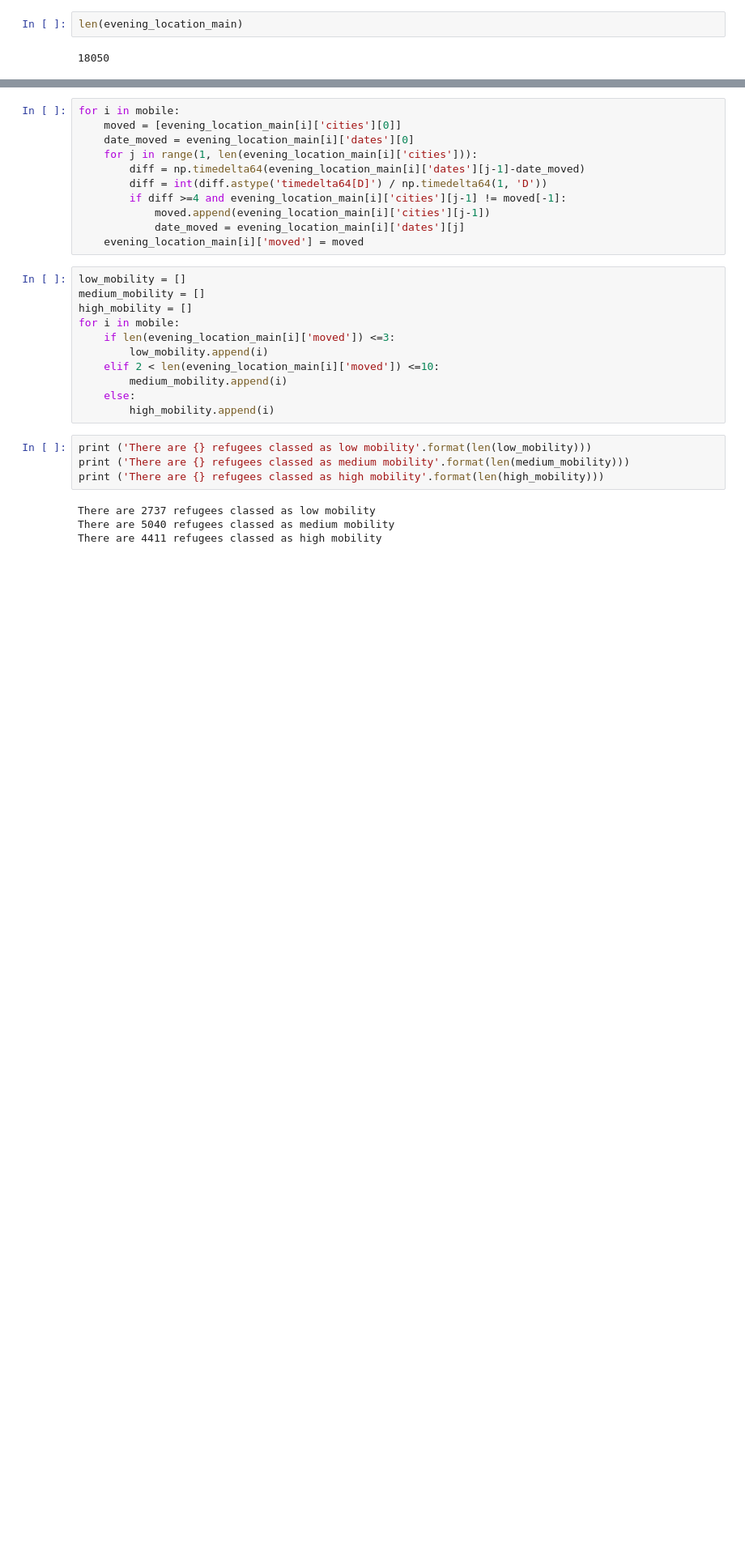
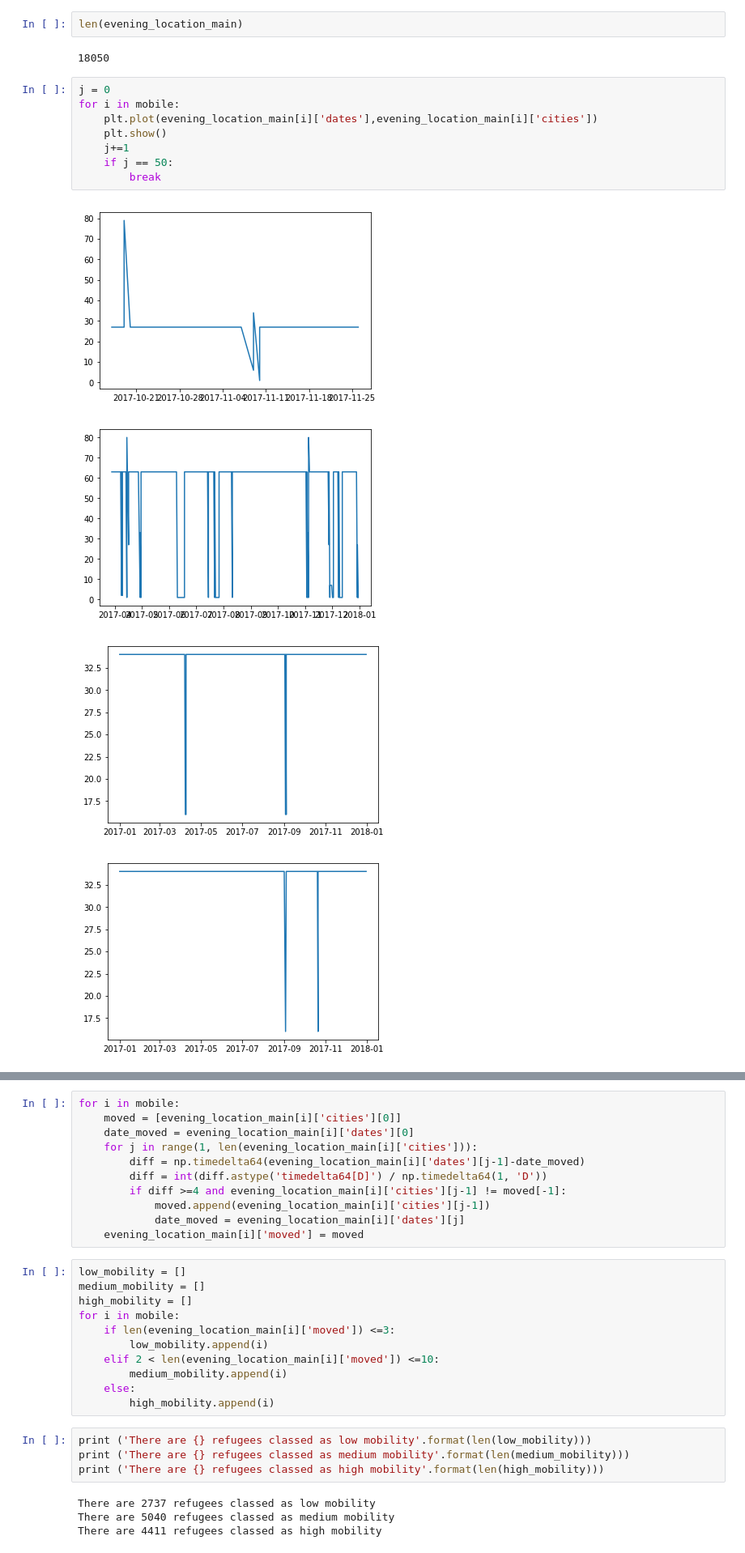
Before and after one commit to JosephPB/D4R, a Jupyter notebook: Coarse mobility.ipynb, the cells around one changed output, grey strips where cells are left out. Shown: that part at 81% size. Cells and saved outputs as stored; diff of their text form; blank space fills up the shorter version.

```diff
--- a/Coarse mobility.ipynb
+++ b/Coarse mobility.ipynb
@@ -31,3 +31,16 @@ for i in evening_location_main_unordered:
 len(evening_location_main)
 # %% [output]
 18050
+# %%
+j = 0
+for i in mobile:
+    plt.plot(evening_location_main[i]['dates'],evening_location_main[i]['cities'])
+    plt.show()
+    j+=1
+    if j == 50:
+        break
+# %% [output]
+[figure, added]
+[figure, added]
+[figure, added]
+[figure, added]
```
Also changed, not shown: parts of 2 cells of this notebook.
